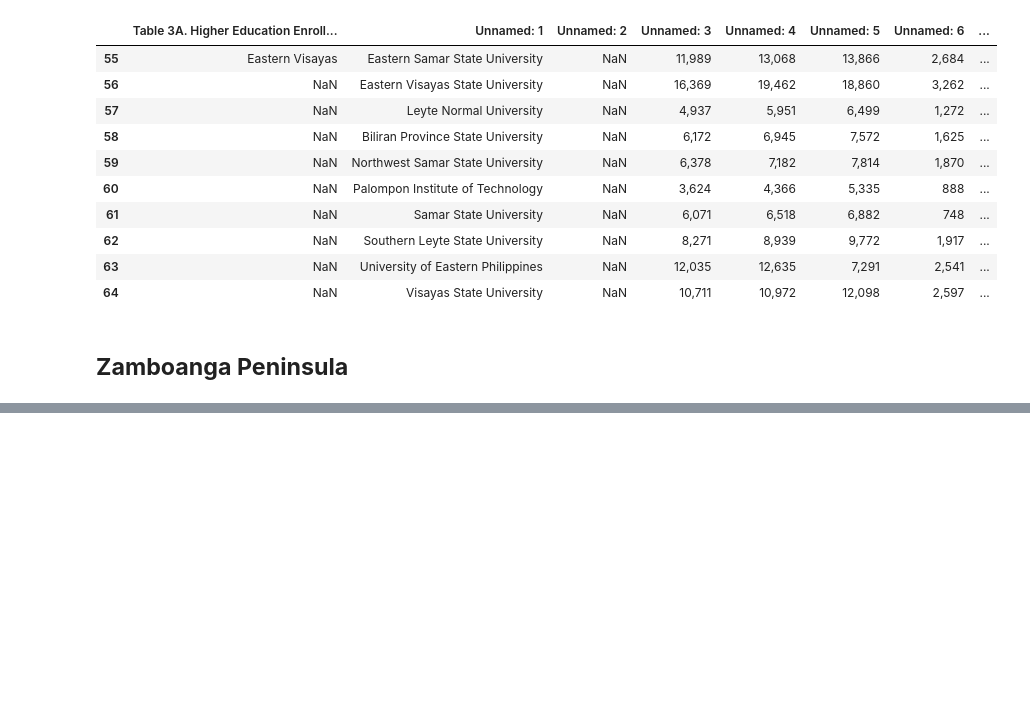
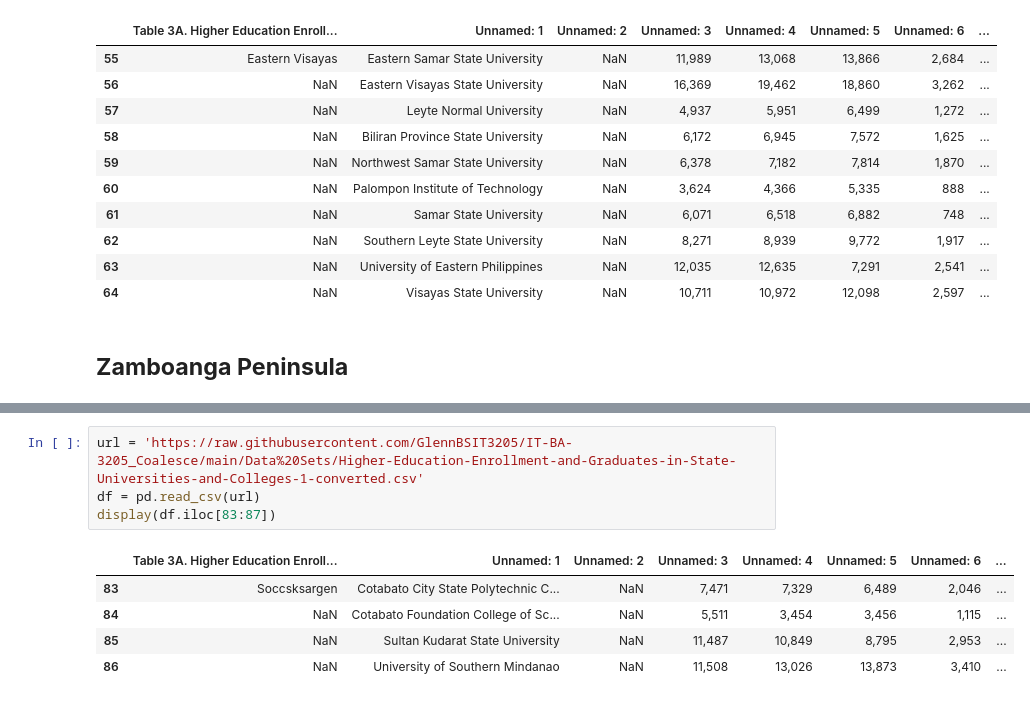
Before and after one commit to GlennBSIT3205/IT-BA-3205_Coalesce, a Jupyter notebook: Education in the Philippines Visualization.ipynb, the cells around one changed output, grey strips where cells are left out. Saved outputs shown, nothing was run; the diff lists cells and outputs as text; blank space fills up the shorter version.

```diff
--- a/Education in the Philippines Visualization.ipynb
+++ b/Education in the Philippines Visualization.ipynb
@@ -178,0 +203,10 @@ display(df.iloc[65:71])
+# %%
+url = 'https://raw.githubusercontent.com/GlennBSIT3205/IT-BA-3205_Coalesce/main/Data%20Sets/Higher-Education-Enrollment-and-Graduates-in-State-Universities-and-Colleges-1-converted.csv'
+df = pd.read_csv(url)
+display(df.iloc[83:87])
+# %% [output]
+|  | Table 3A. Higher Education Enroll... | Unnamed: 1 | Unnamed: 2 | Unnamed: 3 | Unnamed: 4 | Unnamed: 5 | Unnamed: 6 | ... |
+| 83 | Soccsksargen | Cotabato City State Polytechnic C... | NaN | 7,471 | 7,329 | 6,489 | 2,046 | ... |
+| 84 | NaN | Cotabato Foundation College of Sc... | NaN | 5,511 | 3,454 | 3,456 | 1,115 | ... |
+| 85 | NaN | Sultan Kudarat State University | NaN | 11,487 | 10,849 | 8,795 | 2,953 | ... |
+| 86 | NaN | University of Southern Mindanao | NaN | 11,508 | 13,026 | 13,873 | 3,410 | ... |
```
Also changed, not shown: parts of 3 cells of this notebook.
